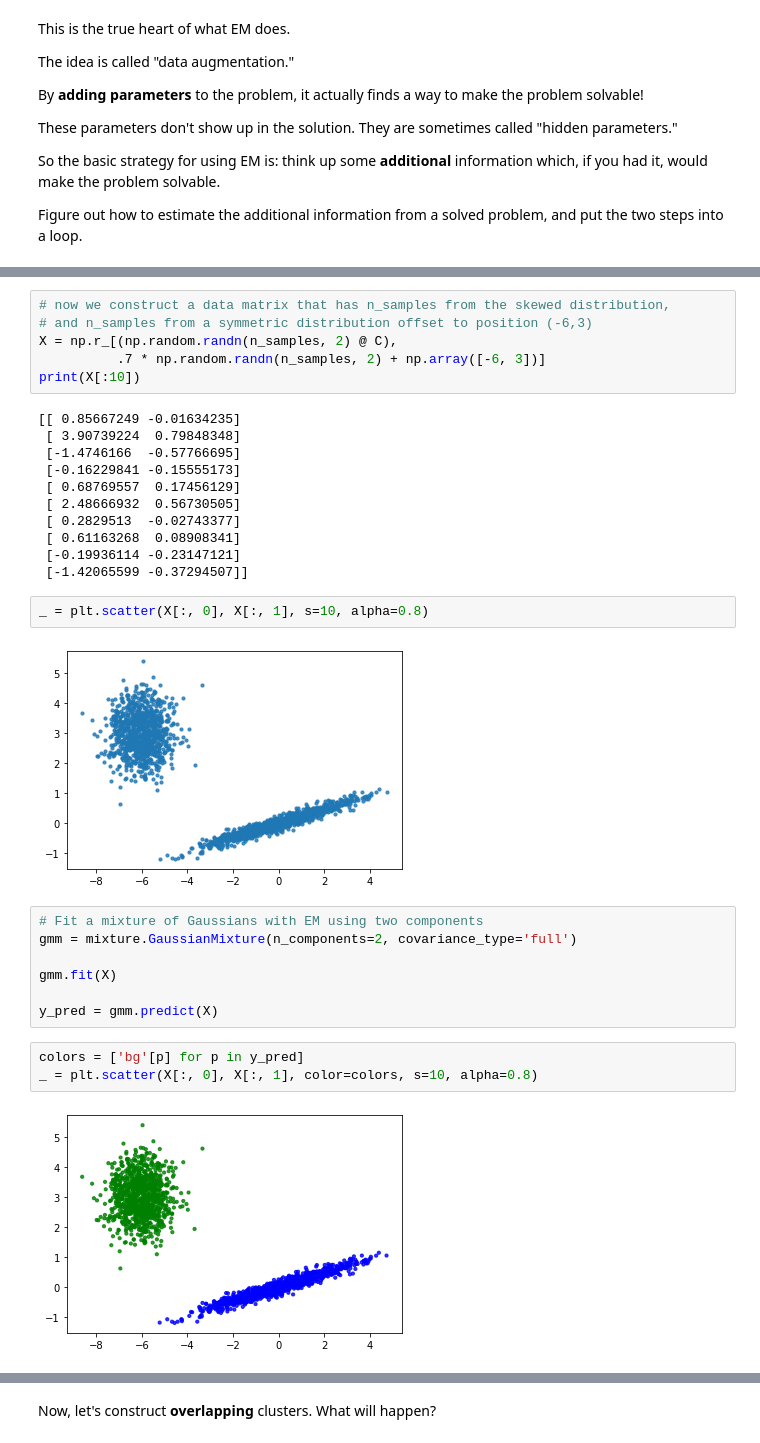
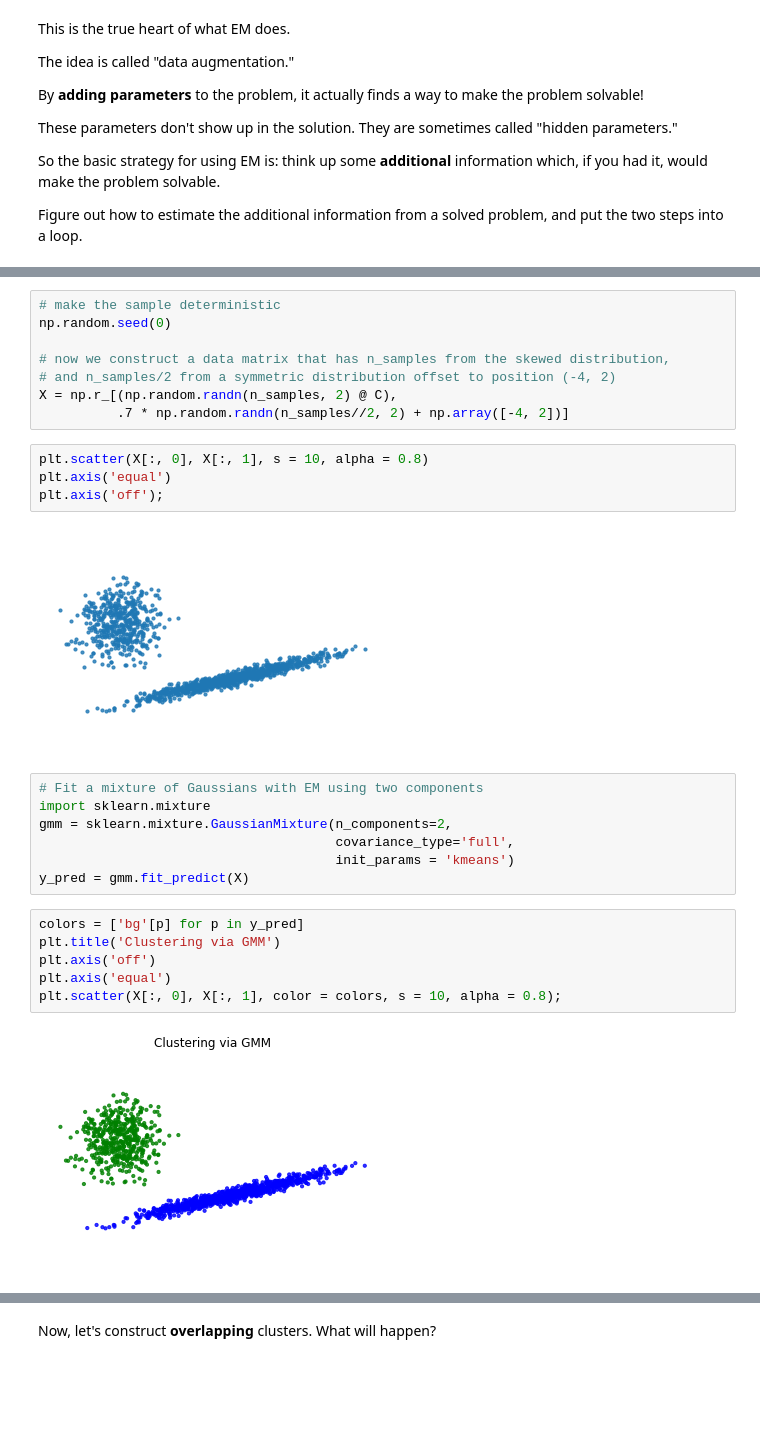
Before and after one commit to mcrovella/CS506-Computational-Tools-for-Data-Science, a Jupyter notebook: 09-Clustering-IV-GMM-EM.ipynb, the cells around one changed output, grey strips where cells are left out. Drawn from its saved outputs; the diff is of its cells as text; blank space fills up the shorter version.

```diff
--- a/09-Clustering-IV-GMM-EM.ipynb
+++ b/09-Clustering-IV-GMM-EM.ipynb
@@ -390,34 +442,30 @@ print(C.T@C)
  [0.67 0.17]]
 # %%
+# make the sample deterministic
+np.random.seed(0)
+
 # now we construct a data matrix that has n_samples from the skewed distribution,
-# and n_samples from a symmetric distribution offset to position (-6,3)
+# and n_samples/2 from a symmetric distribution offset to position (-4, 2)
 X = np.r_[(np.random.randn(n_samples, 2) @ C),
-          .7 * np.random.randn(n_samples, 2) + np.array([-6, 3])]
-print(X[:10])
+          .7 * np.random.randn(n_samples//2, 2) + np.array([-4, 2])]
-# %% [output]
-[[ 0.85667249 -0.01634235]
- [ 3.90739224  0.79848348]
- [-1.4746166  -0.57766695]
- [-0.16229841 -0.15555173]
- [ 0.68769557  0.17456129]
- [ 2.48666932  0.56730505]
- [ 0.2829513  -0.02743377]
- [ 0.61163268  0.08908341]
- [-0.19936114 -0.23147121]
- [-1.42065599 -0.37294507]]
 # %%
-_ = plt.scatter(X[:, 0], X[:, 1], s=10, alpha=0.8)
+plt.scatter(X[:, 0], X[:, 1], s = 10, alpha = 0.8)
+plt.axis('equal')
+plt.axis('off');
 # %% [output]
-[figure, old version]
+[figure, new version]
 # %%
 # Fit a mixture of Gaussians with EM using two components
-gmm = mixture.GaussianMixture(n_components=2, covariance_type='full')
-
-gmm.fit(X)
-
-y_pred = gmm.predict(X)
+import sklearn.mixture
+gmm = sklearn.mixture.GaussianMixture(n_components=2,
+                                      covariance_type='full',
+                                      init_params = 'kmeans')
+y_pred = gmm.fit_predict(X)
 # %%
 colors = ['bg'[p] for p in y_pred]
-_ = plt.scatter(X[:, 0], X[:, 1], color=colors, s=10, alpha=0.8)
+plt.title('Clustering via GMM')
+plt.axis('off')
+plt.axis('equal')
+plt.scatter(X[:, 0], X[:, 1], color = colors, s = 10, alpha = 0.8);
 # %% [output]
-[figure, old version]
+[figure, new version]
```
Also changed, not shown: parts of 46 cells of this notebook.
